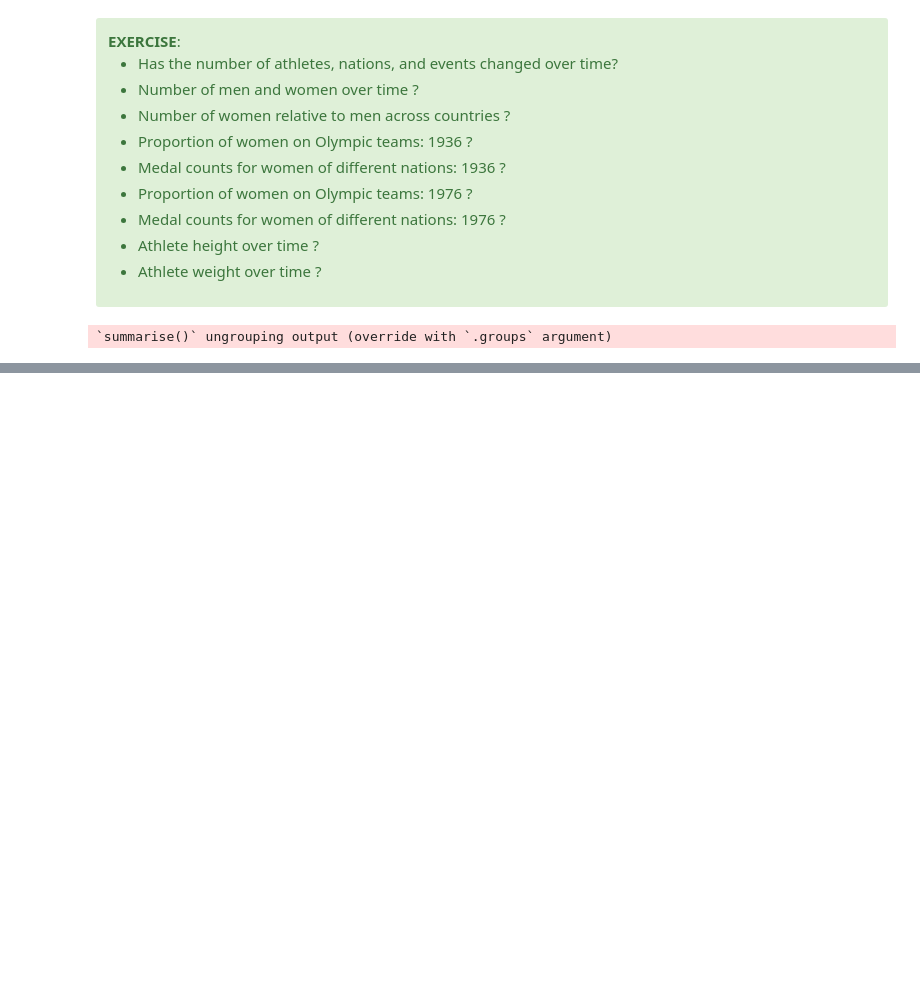
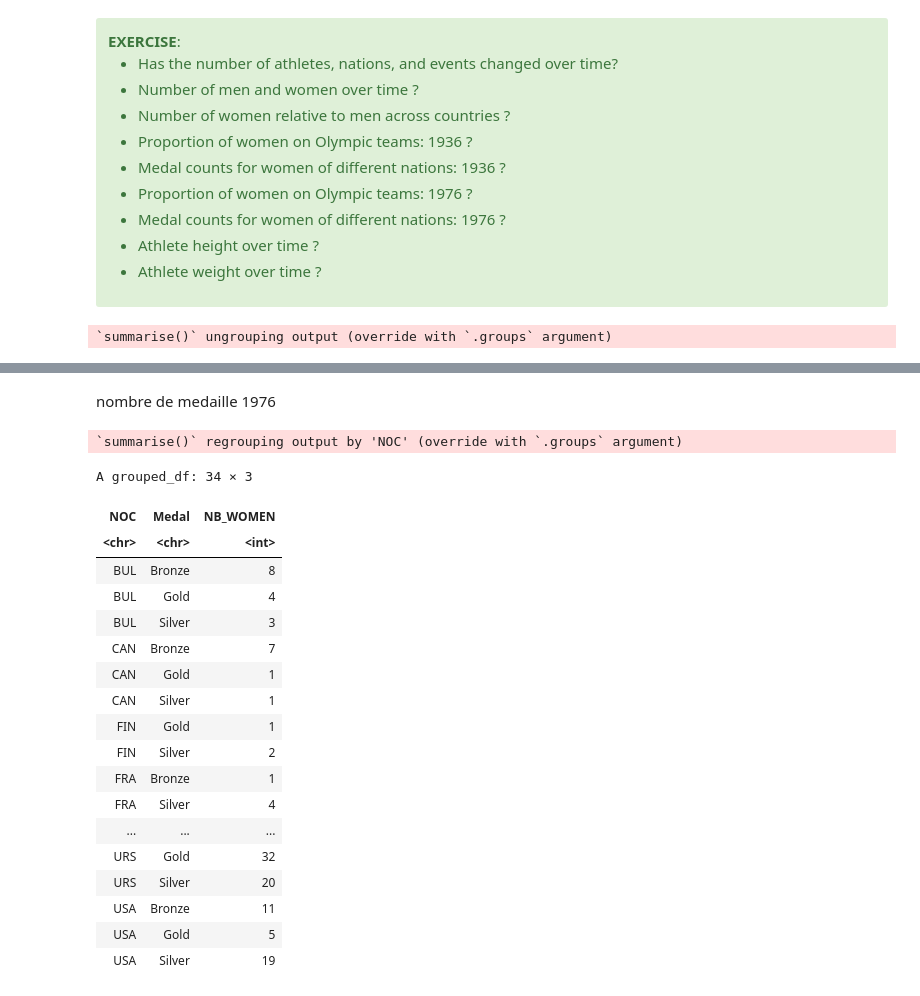
Before and after one commit to MalikYOUSSOUF/4dvop-app, a Jupyter notebook: 19122019_Analyse_Statistique_JO_R.ipynb, the cells around one changed output, grey strips where cells are left out. Saved outputs shown, nothing was run; the diff lists cells and outputs as text; code cells hidden in the pictures; blank space fills up the shorter version.

```diff
--- a/19122019_Analyse_Statistique_JO_R.ipynb
+++ b/19122019_Analyse_Statistique_JO_R.ipynb
@@ -440,0 +522,25 @@ A grouped_df: 82 × 4
+# %% [markdown]
+nombre de medaille 1976
+# %%
+head(NB___WOMEN <- dataset %>% filter(Sex =="F", Year=="1976", Medal != "NA") %>% group_by(NOC,Medal) %>% summarise(NB_WOMEN = length(unique(ID))),70)
+# %% [output]
+`summarise()` regrouping output by 'NOC' (override with `.groups` argument)
+A grouped_df: 34 × 3
+| NOC | Medal | NB_WOMEN |
+| <chr> | <chr> | <int> |
+| BUL | Bronze | 8 |
+| BUL | Gold | 4 |
+| BUL | Silver | 3 |
+| CAN | Bronze | 7 |
+| CAN | Gold | 1 |
+| CAN | Silver | 1 |
+| FIN | Gold | 1 |
+| FIN | Silver | 2 |
+| FRA | Bronze | 1 |
+| FRA | Silver | 4 |
+| ... | ... | ... |
+| URS | Gold | 32 |
+| URS | Silver | 20 |
+| USA | Bronze | 11 |
+| USA | Gold | 5 |
+| USA | Silver | 19 |
```
Also changed, not shown: parts of 24 cells of this notebook.
